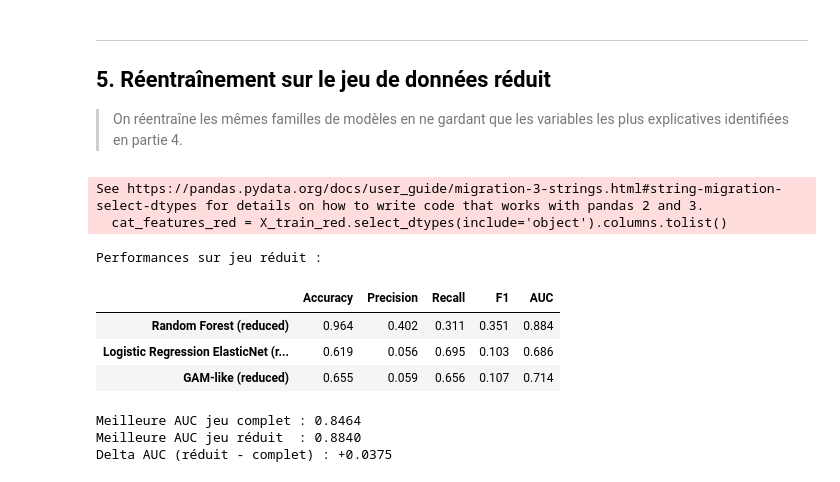
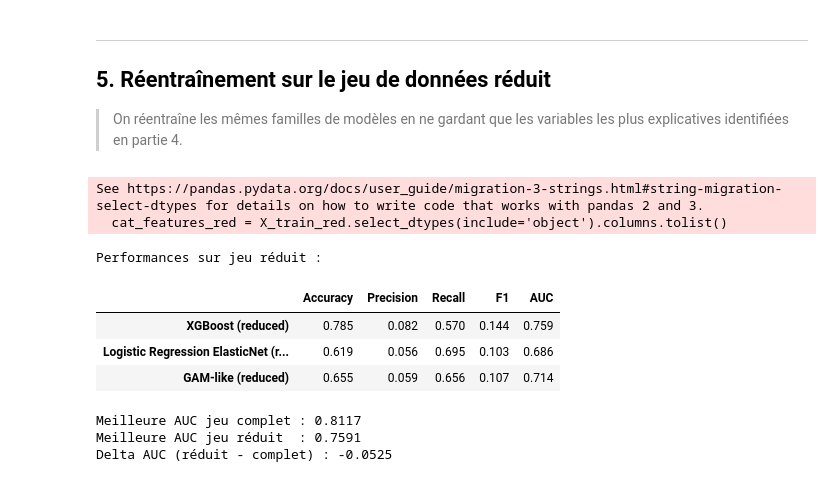
Before and after one commit to colinfrisch/rexia, a Jupyter notebook: projet/REXIA_Partie1_Donnees_Tabulaires.ipynb, the cells around one changed output. Drawn from its saved outputs; the diff is of its cells as text; code cells hidden in the pictures.

```diff
--- a/projet/REXIA_Partie1_Donnees_Tabulaires.ipynb
+++ b/projet/REXIA_Partie1_Donnees_Tabulaires.ipynb
@@ -15,7 +15,7 @@ import seaborn as sns
 sns.set_theme(style='whitegrid', palette='muted')
 plt.rcParams['figure.figsize'] = (10, 5)
 
-df = pd.read_csv('RH_dataset.csv', sep=';')
+df = pd.read_csv('../RH_dataset.csv', sep=';')
 print(f'Dimensions : {df.shape[0]} lignes × {df.shape[1]} colonnes')
 df.head()
 # %% [output]
@@ -977,11 +955,11 @@ cat_features_red = X_train_red.select_dtypes(include='object').columns.tolist()
 
 # On réentraîne les mêmes familles de modèles sur le jeu réduit
 # avec les meilleurs hyperparamètres trouvés en section 3
-rf_red = ImbPipeline([
+xbg_red = ImbPipeline([
     ('preprocessor', make_preprocessor(num_features_red, cat_features_red)),
     ('smote',        SMOTE(random_state=42)),
     ('classifier',   RandomForestClassifier(
-        **{k.replace('classifier__', ''): v for k, v in gs_rf.best_params_.items()},
+        **{k.replace('classifier__', ''): v for k, v in gs_xgb.best_params_.items()},
         random_state=42, class_weight='balanced', n_jobs=-1))
 ])
 
@@ -1011,41 +989,41 @@ gam_red = ImbPipeline([
         max_iter=3000, random_state=42, class_weight='balanced'))
 ])
 
 reduced_models = {
-    'Random Forest (reduced)'                  : rf_red,
+    'XGBoost (reduced)' : xbg_red,
     'Logistic Regression ElasticNet (reduced)' : lr_red,
-    'GAM-like (reduced)'                       : gam_red,
+    'GAM-like (reduced)' : gam_red,
 }
 
 reduced_results = {}
 for name, model in reduced_models.items():
     model.fit(X_train_red, y_train)
     reduced_results[name] = compute_metrics(model, X_test_red, y_test)
 
 reduced_perf = pd.DataFrame({
     name: {k: v for k, v in res.items() if k not in ('y_pred', 'y_proba')}
     for name, res in reduced_results.items()
 }).T
 
 print('Performances sur jeu réduit :')
 display(reduced_perf.style.format('{:.3f}').background_gradient(cmap='YlGn', axis=0))
 
 baseline_best_auc = perf_table['AUC'].max()
 reduced_best_auc  = reduced_perf['AUC'].max()
 print(f"\nMeilleure AUC jeu complet : {baseline_best_auc:.4f}")
 print(f"Meilleure AUC jeu réduit  : {reduced_best_auc:.4f}")
 print(f"Delta AUC (réduit - complet) : {reduced_best_auc - baseline_best_auc:+.4f}")
 # %% [output]
 See https://pandas.pydata.org/docs/user_guide/migration-3-strings.html#string-migration-select-dtypes for details on how to write code that works with pandas 2 and 3.
   cat_features_red = X_train_red.select_dtypes(include='object').columns.tolist()
 Performances sur jeu réduit :
 |  | Accuracy | Precision | Recall | F1 | AUC |
-| Random Forest (reduced) | 0.964 | 0.402 | 0.311 | 0.351 | 0.884 |
+| XGBoost (reduced) | 0.785 | 0.082 | 0.570 | 0.144 | 0.759 |
 | Logistic Regression ElasticNet (r... | 0.619 | 0.056 | 0.695 | 0.103 | 0.686 |
 | GAM-like (reduced) | 0.655 | 0.059 | 0.656 | 0.107 | 0.714 |
-Meilleure AUC jeu complet : 0.8464
-Meilleure AUC jeu réduit  : 0.8840
-Delta AUC (réduit - complet) : +0.0375
+Meilleure AUC jeu complet : 0.8117
+Meilleure AUC jeu réduit  : 0.7591
+Delta AUC (réduit - complet) : -0.0525
 # %% [markdown]
 ---
 ## 6. Conclusion : ce que ce projet révèle sur l'IA responsable en RH
```
Also changed, not shown: parts of 10 cells of this notebook.
